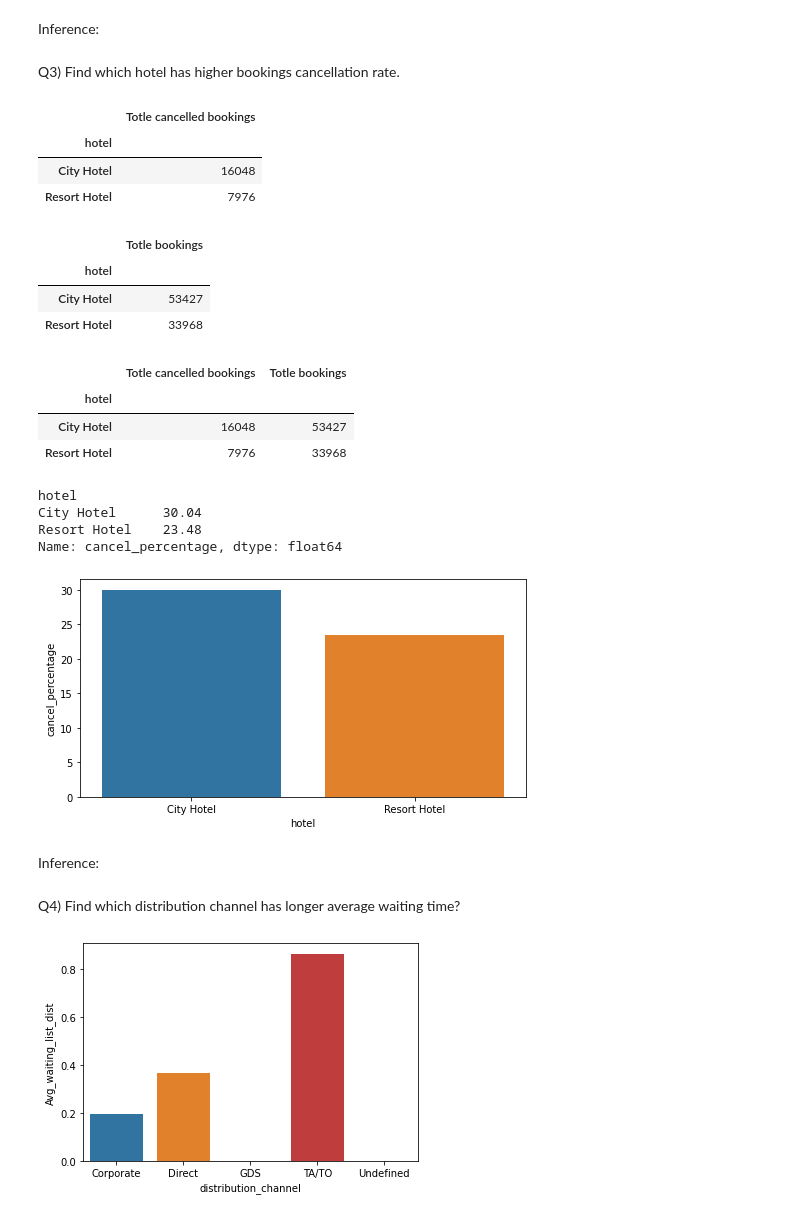
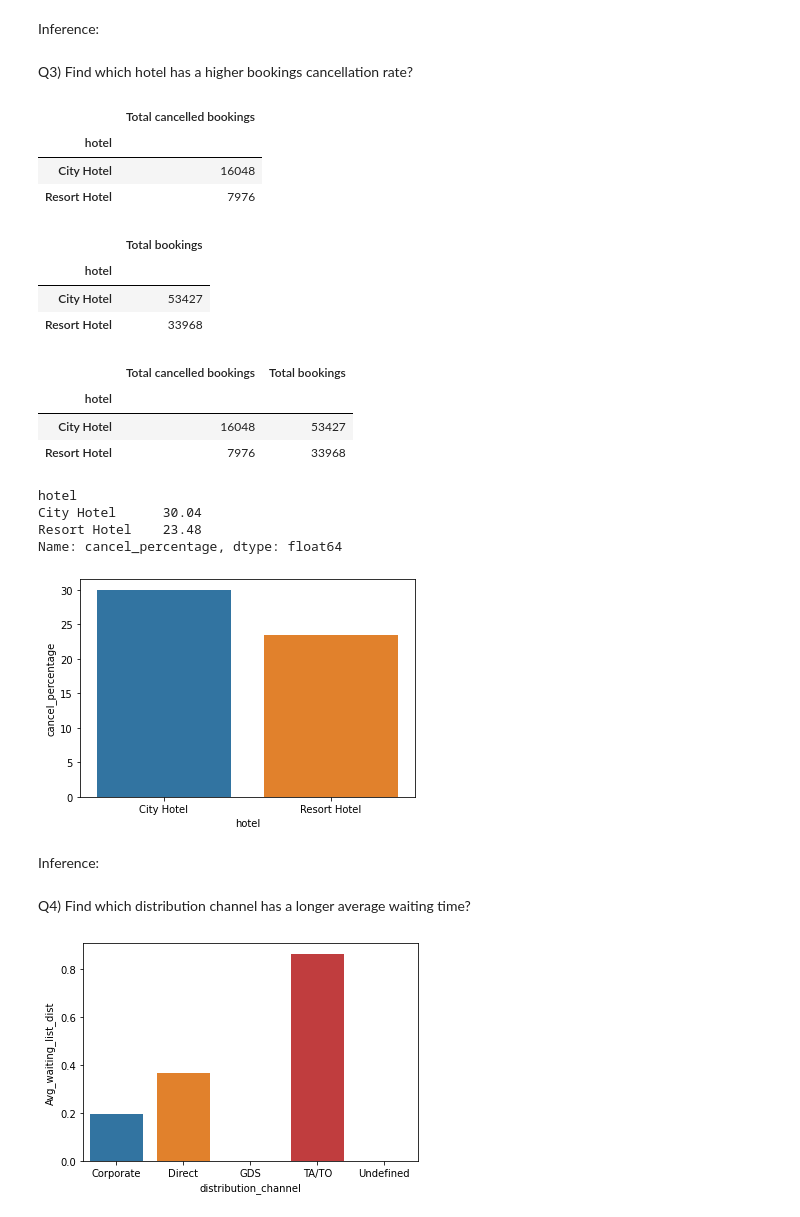
Before and after one commit to ashokkondhalkar/CAPSTONE-1-Hotel-Booking-Analysis-EDA, a Jupyter notebook: Individual_notebook.ipynb, the cells around one changed output. Saved outputs shown, nothing was run; the diff lists cells and outputs as text; code cells hidden in the pictures.

```diff
--- a/Individual_notebook.ipynb
+++ b/Individual_notebook.ipynb
@@ -362,6 +352,6 @@ Name: babies, Length: 87396, dtype: int64
 Name: children, Length: 87396, dtype: int64
 # %%
 #Addition of three columns
-hotel1['totle_peoples']=hotel1['babies']+hotel1['adults']+hotel1['children']
+hotel1['total_peoples']=hotel1['babies']+hotel1['adults']+hotel1['children']
 # %% [markdown]
 ##SUMMARY PART 3
@@ -517,17 +505,17 @@ Inference:
 # %% [markdown]
-Q3) Find which hotel has higher bookings cancellation rate.
+Q3) Find which hotel has a higher bookings cancellation rate?
 # %%
-#Find hotel having cancellation
+#Find hotel having no of bookings
 hotel_cancel=hotel1[hotel1['is_canceled']==1]
 
 #Make a group with hotel and count no of cancellation
 hotel_cancel_group=(hotel_cancel.groupby('hotel').size())
 
 #Convert to DataFrame and rename column
-x=pd.DataFrame(hotel_cancel_group).rename(columns = {0:'Totle cancelled bookings'})
+x=pd.DataFrame(hotel_cancel_group).rename(columns = {0:'Total cancelled bookings'})
 x
 # %% [output]
-|  | Totle cancelled bookings |
+|  | Total cancelled bookings |
 | hotel |  |
 | City Hotel | 16048 |
 | Resort Hotel | 7976 |
@@ -535,15 +523,15 @@ x
 #Making group of hotel
 make_group=hotel1.groupby('hotel')
 
-#Make a group with hotel and count totle no of bookings
+#Make a group with hotel and count total no of bookings
 totle_bookings=make_group.size()
 totle_bookings
 
 #convert to Dataframe and rename the column
-y=pd.DataFrame(totle_bookings).rename(columns={0:'Totle bookings'})
+y=pd.DataFrame(totle_bookings).rename(columns={0:'Total bookings'})
 y
 # %% [output]
-|  | Totle bookings |
+|  | Total bookings |
 | hotel |  |
 | City Hotel | 53427 |
 | Resort Hotel | 33968 |
@@ -552,15 +540,15 @@ y
 z=pd.concat([x,y],axis=1)
 z
 # %% [output]
-|  | Totle cancelled bookings | Totle bookings |
+|  | Total cancelled bookings | Total bookings |
 | hotel |  |  |
 | City Hotel | 16048 | 53427 |
 | Resort Hotel | 7976 | 33968 |
 # %%
 #Calculate cancelled percentage
-#Mathematical_formula:Percentage=(totle cancelled_bookins /totle bookings)*100
+#Mathematical_formula:Percentage=(totle cancelled_bookins /total bookings)*100
 
-z['cancel_percentage']=round((z['Totle cancelled bookings']/z['Totle bookings'])*100,2)
+z['cancel_percentage']=round((z['Total cancelled bookings']/z['Total bookings'])*100,2)
 z['cancel_percentage']
 # %% [output]
 hotel
@@ -569,11 +557,11 @@ Resort Hotel    23.48
 Name: cancel_percentage, dtype: float64
 # %%
 #Providing size to barplot
-plt.figure(figsize = (8,4))
+plt.figure(figsize = (6,4))
 sns.barplot(x = z.index, y = z['cancel_percentage'])
 plt.show()
 # %% [output]
-[figure, old version]
+[figure, new version]
 # %% [markdown]
 Inference:
 # %%
@@ -581,5 +569,5 @@ Inference:
 # %% [markdown]
-Q4) Find which distribution channel has longer average waiting time?
+Q4) Find which distribution channel has a longer average waiting time?
 # %%
 #Make group of distribution_channel and days_in_waiting_list ,find mean of days_in_waiting_list and rename column name
 dist_long_wait=hotel1.groupby('distribution_channel')['days_in_waiting_list'].mean().reset_index()
```
Also changed, not shown: parts of 28 cells of this notebook.
